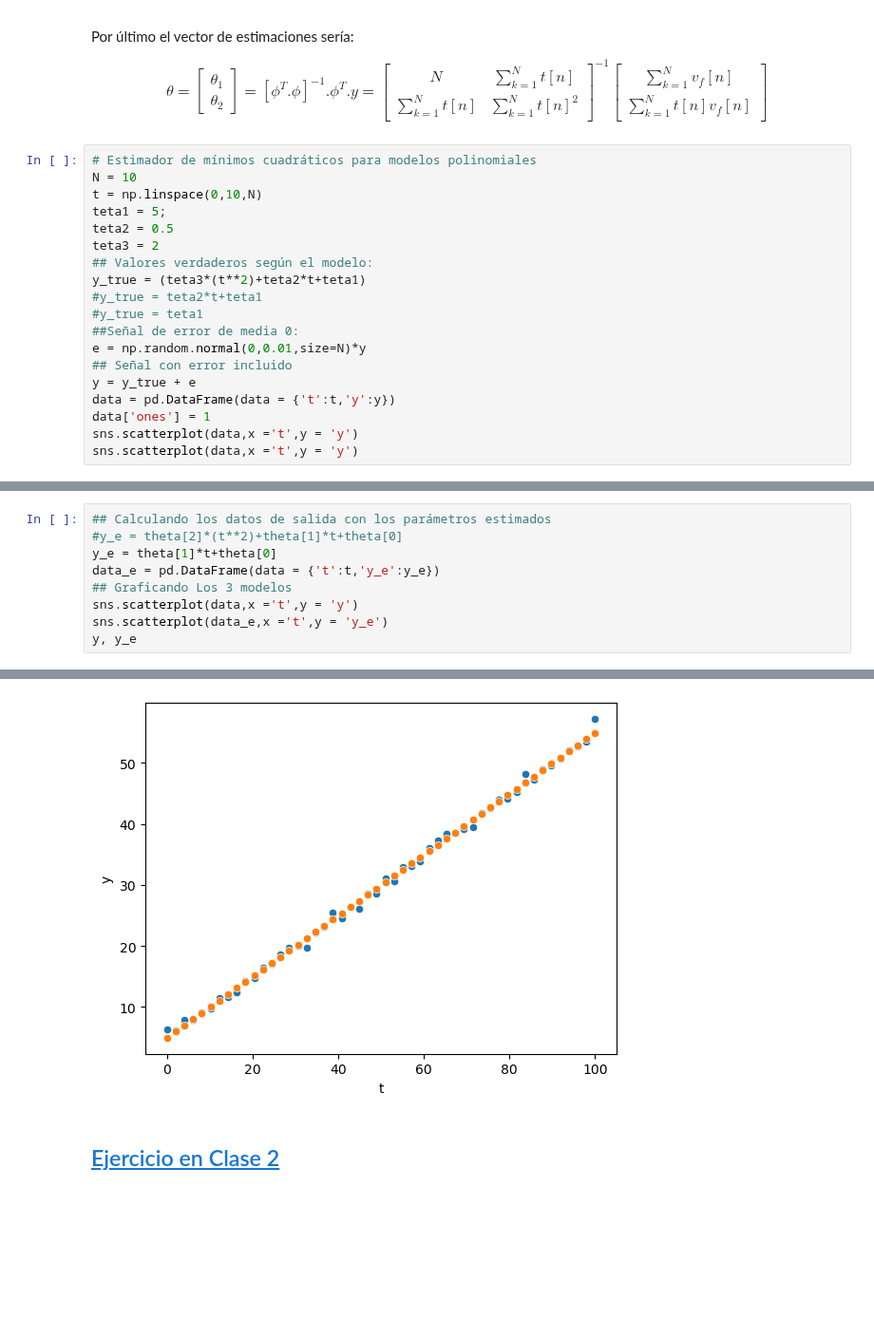
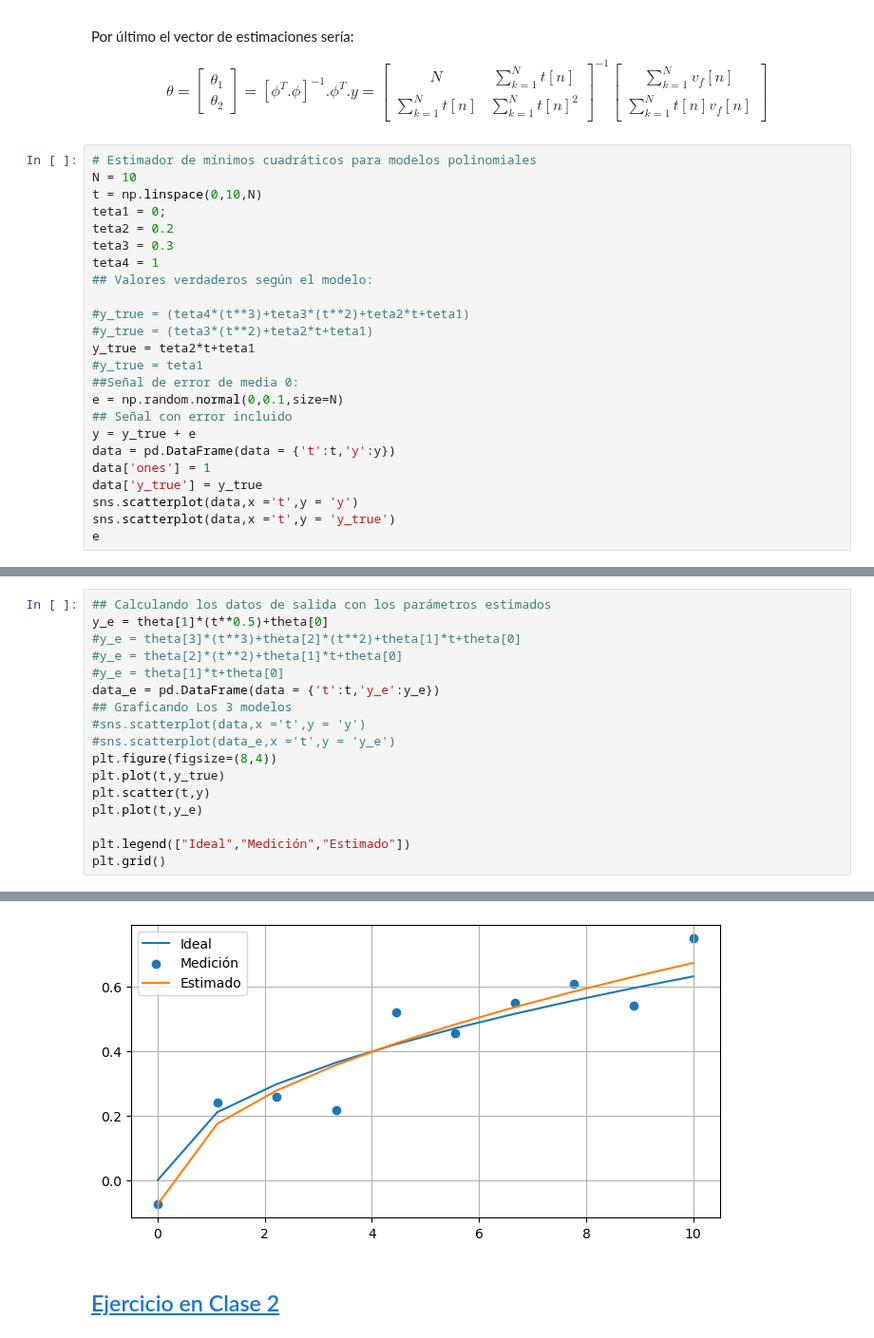
Before and after one commit to jairocuellar/System_identification, a Jupyter notebook: class_04_01.ipynb, the cells around one changed output, grey strips where cells are left out. Shown at 95% size. Saved outputs shown, nothing was run; the diff lists cells and outputs as text; blank space fills up the shorter version.

```diff
--- a/class_04_01.ipynb
+++ b/class_04_01.ipynb
@@ -143,19 +143,24 @@ N&\sum_{k=1}^{N}t[n]\\\sum_{k=1}^{N}t[n]&\sum_{k=1}^{N}t[n]^2
 # Estimador de mínimos cuadráticos para modelos polinomiales
 N = 10
 t = np.linspace(0,10,N)
-teta1 = 5;
-teta2 = 0.5
-teta3 = 2
+teta1 = 0;
+teta2 = 0.2
+teta3 = 0.3
+teta4 = 1
 ## Valores verdaderos según el modelo:
-y_true = (teta3*(t**2)+teta2*t+teta1)
-#y_true = teta2*t+teta1
+
+#y_true = (teta4*(t**3)+teta3*(t**2)+teta2*t+teta1)
+#y_true = (teta3*(t**2)+teta2*t+teta1)
+y_true = teta2*t+teta1
 #y_true = teta1
 ##Señal de error de media 0:
-e = np.random.normal(0,0.01,size=N)*y
+e = np.random.normal(0,0.1,size=N)
 ## Señal con error incluido
 y = y_true + e
 data = pd.DataFrame(data = {'t':t,'y':y})
 data['ones'] = 1
+data['y_true'] = y_true
 sns.scatterplot(data,x ='t',y = 'y')
-sns.scatterplot(data,x ='t',y = 'y')
+sns.scatterplot(data,x ='t',y = 'y_true')
+e
 # %% [output]
@@ -182,10 +190,18 @@ array([4.95028663, 0.49984953])
 # %%
 ## Calculando los datos de salida con los parámetros estimados
+y_e = theta[1]*(t**0.5)+theta[0]
+#y_e = theta[3]*(t**3)+theta[2]*(t**2)+theta[1]*t+theta[0]
 #y_e = theta[2]*(t**2)+theta[1]*t+theta[0]
-y_e = theta[1]*t+theta[0]
+#y_e = theta[1]*t+theta[0]
 data_e = pd.DataFrame(data = {'t':t,'y_e':y_e})
 ## Graficando Los 3 modelos
-sns.scatterplot(data,x ='t',y = 'y')
-sns.scatterplot(data_e,x ='t',y = 'y_e')
-y, y_e
+#sns.scatterplot(data,x ='t',y = 'y')
+#sns.scatterplot(data_e,x ='t',y = 'y_e')
+plt.figure(figsize=(8,4))
+plt.plot(t,y_true)
+plt.scatter(t,y)
+plt.plot(t,y_e)
+
+plt.legend(["Ideal","Medición","Estimado"])
+plt.grid()
 # %% [output]
@@ -212,3 +208,3 @@ y, y_e
-[figure, old version]
+[figure, new version]
 # %% [markdown]
 ## [Ejercicio en Clase 2](ejercicio_02.ipynb)
```
Also changed, not shown: parts of 5 cells of this notebook, 2 other files.
